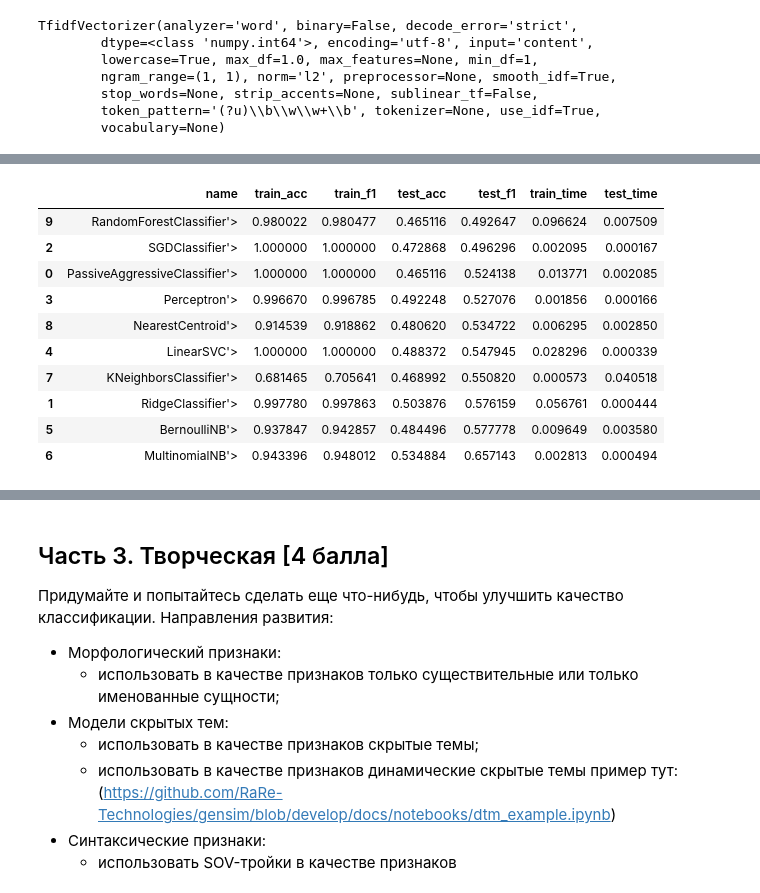
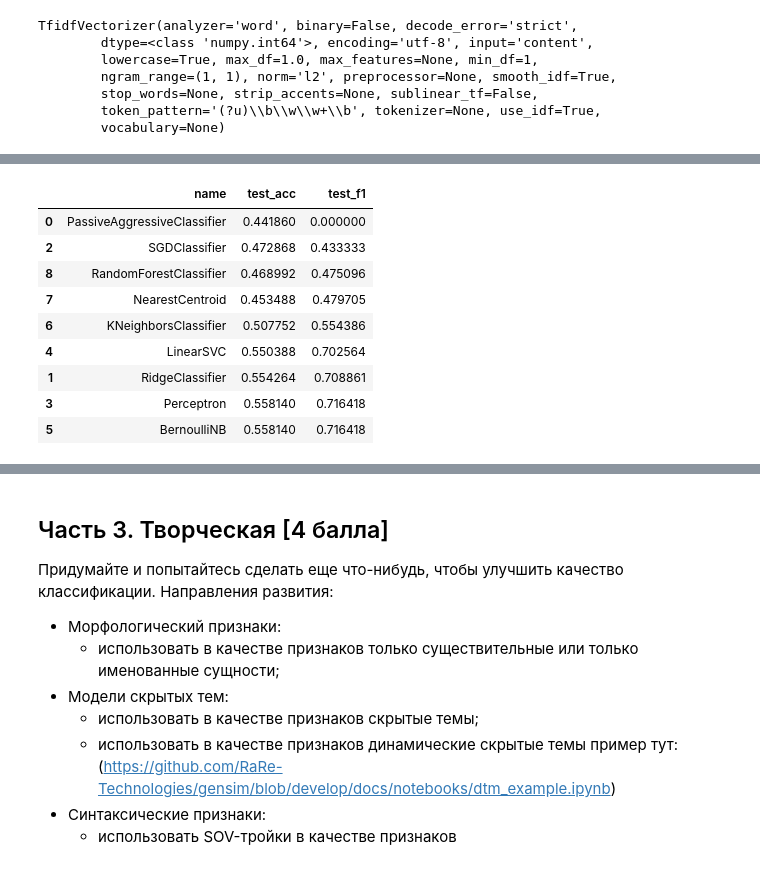
Before and after one commit to Sinopsys/group-hw-ida-2018, a Jupyter notebook: hw_2_prices/HW2-Kupriyanov-Rakhmatullin-Danilin.ipynb, the cells around one changed output, grey strips where cells are left out. Drawn from its saved outputs; the diff is of its cells as text; code cells hidden in the pictures.

```diff
--- a/hw_2_prices/HW2-Kupriyanov-Rakhmatullin-Danilin.ipynb
+++ b/hw_2_prices/HW2-Kupriyanov-Rakhmatullin-Danilin.ipynb
@@ -457,15 +449,0 @@ for clf in clf_lst:
-# %%
-df_res = pd.DataFrame(reses, columns=['name', 'train_acc', 'train_f1', 'test_acc', 'test_f1', 'train_time', 'test_time'])
-df_res.sort_values(by='test_f1')
-# %% [output]
-|  | name | train_acc | train_f1 | test_acc | test_f1 | train_time | test_time |
-| 9 | RandomForestClassifier'> | 0.980022 | 0.980477 | 0.465116 | 0.492647 | 0.096624 | 0.007509 |
-| 2 | SGDClassifier'> | 1.000000 | 1.000000 | 0.472868 | 0.496296 | 0.002095 | 0.000167 |
-| 0 | PassiveAggressiveClassifier'> | 1.000000 | 1.000000 | 0.465116 | 0.524138 | 0.013771 | 0.002085 |
-| 3 | Perceptron'> | 0.996670 | 0.996785 | 0.492248 | 0.527076 | 0.001856 | 0.000166 |
-| 8 | NearestCentroid'> | 0.914539 | 0.918862 | 0.480620 | 0.534722 | 0.006295 | 0.002850 |
-| 4 | LinearSVC'> | 1.000000 | 1.000000 | 0.488372 | 0.547945 | 0.028296 | 0.000339 |
-| 7 | KNeighborsClassifier'> | 0.681465 | 0.705641 | 0.468992 | 0.550820 | 0.000573 | 0.040518 |
-| 1 | RidgeClassifier'> | 0.997780 | 0.997863 | 0.503876 | 0.576159 | 0.056761 | 0.000444 |
-| 5 | BernoulliNB'> | 0.937847 | 0.942857 | 0.484496 | 0.577778 | 0.009649 | 0.003580 |
-| 6 | MultinomialNB'> | 0.943396 | 0.948012 | 0.534884 | 0.657143 | 0.002813 | 0.000494 |
@@ -471,0 +481,19 @@ df_res.sort_values(by='test_f1')
+# %%
+# PCA does not support sparse input.
+svd = TruncatedSVD()
+# %%
+x_train_svd = svd.fit_transform(x_train)
+x_test_svd = svd.fit_transform(x_test)
+# %%
+get_measurements_df(x_train_svd, y_train, x_test_svd, y_test, result_type=0)
+# %% [output]
+|  | name | test_acc | test_f1 |
+| 0 | PassiveAggressiveClassifier | 0.441860 | 0.000000 |
+| 2 | SGDClassifier | 0.472868 | 0.433333 |
+| 8 | RandomForestClassifier | 0.468992 | 0.475096 |
+| 7 | NearestCentroid | 0.453488 | 0.479705 |
+| 6 | KNeighborsClassifier | 0.507752 | 0.554386 |
+| 4 | LinearSVC | 0.550388 | 0.702564 |
+| 1 | RidgeClassifier | 0.554264 | 0.708861 |
+| 3 | Perceptron | 0.558140 | 0.716418 |
+| 5 | BernoulliNB | 0.558140 | 0.716418 |
```
Also changed, not shown: parts of 10 cells of this notebook.
